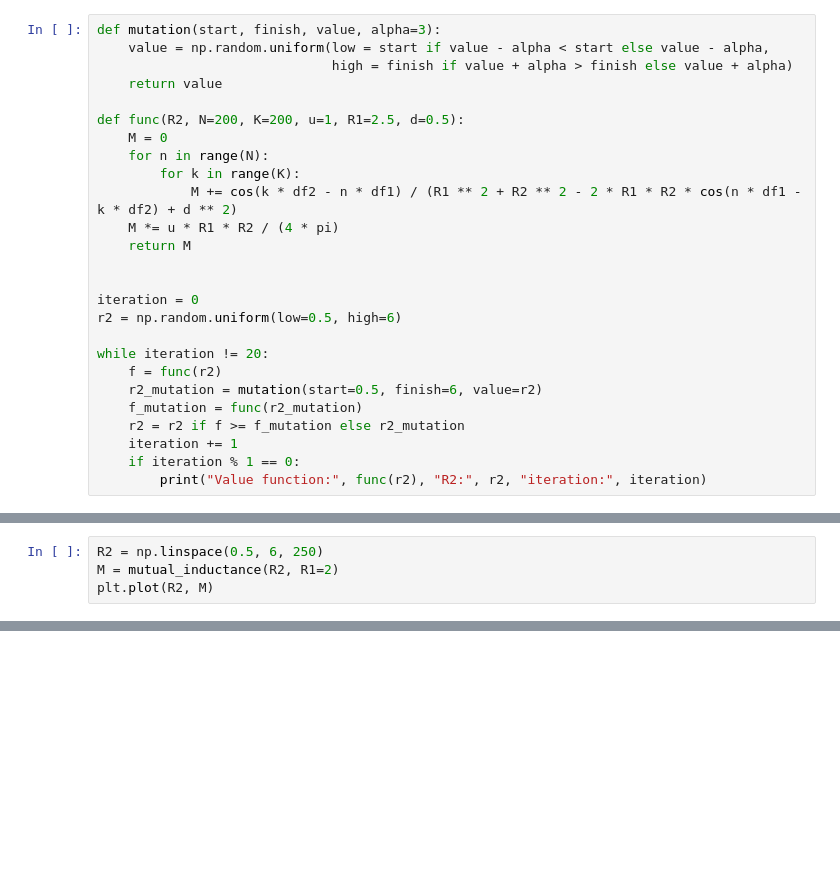
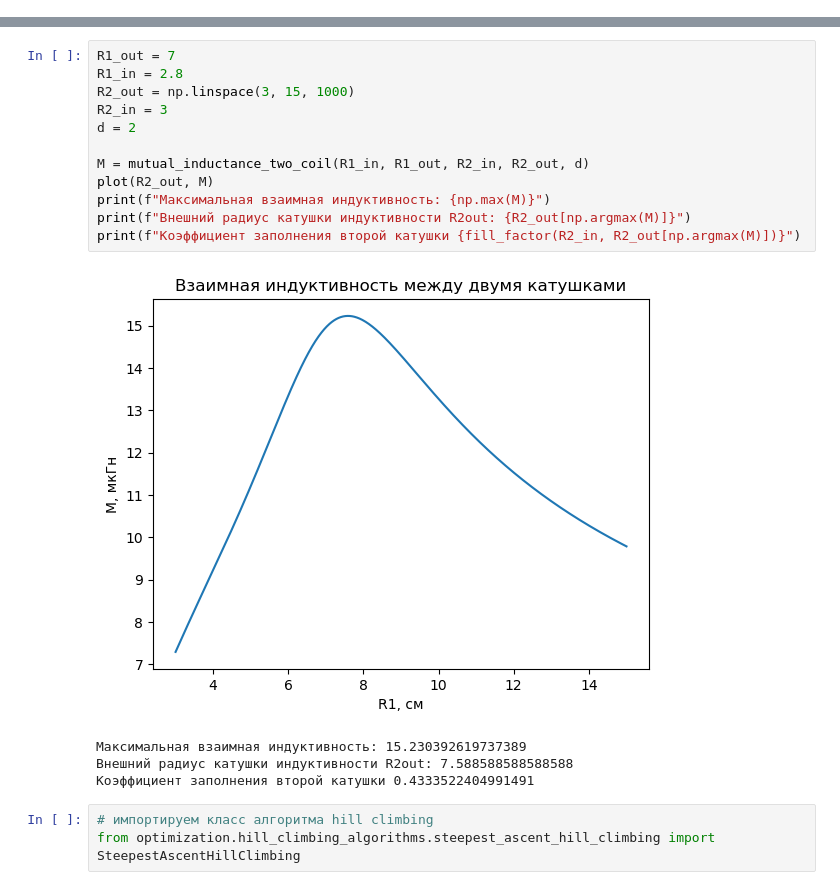
Before and after one commit to AndreyMorozov42/coil-optimization-algorithms, a Jupyter notebook: mutual_inductance_two_coils.ipynb, the cells around one changed output, grey strips where cells are left out. Saved outputs shown, nothing was run; the diff lists cells and outputs as text; blank space fills up the shorter version.

```diff
--- a/mutual_inductance_two_coils.ipynb
+++ b/mutual_inductance_two_coils.ipynb
@@ -30,26 +4,0 @@ M *= u * R1 * R2 / (4 * pi)
-# %%
-def mutation(start, finish, value, alpha=3):
-    value = np.random.uniform(low = start if value - alpha < start else value - alpha,
-                              high = finish if value + alpha > finish else value + alpha)
-    return value
-
-def func(R2, N=200, K=200, u=1, R1=2.5, d=0.5):
-    M = 0
-    for n in range(N):
-        for k in range(K):
-            M += cos(k * df2 - n * df1) / (R1 ** 2 + R2 ** 2 - 2 * R1 * R2 * cos(n * df1 - k * df2) + d ** 2)
-    M *= u * R1 * R2 / (4 * pi)
-    return M
-
-
-iteration = 0
-r2 = np.random.uniform(low=0.5, high=6)
-
-while iteration != 20:
-    f = func(r2)
-    r2_mutation = mutation(start=0.5, finish=6, value=r2)
-    f_mutation = func(r2_mutation)
-    r2 = r2 if f >= f_mutation else r2_mutation
-    iteration += 1
-    if iteration % 1 == 0:
-        print("Value function:", func(r2), "R2:", r2, "iteration:", iteration)
@@ -95,4 +4,0 @@ def mutual_inductance(R2, N=360, K=360,
-# %%
-R2 = np.linspace(0.5, 6, 250)
-M = mutual_inductance(R2, R1=2)
-plt.plot(R2, M)
@@ -105,0 +45,20 @@ plt.plot(R2, M)
+# %%
+R1_out = 7
+R1_in = 2.8
+R2_out = np.linspace(3, 15, 1000)
+R2_in = 3
+d = 2
+
+M = mutual_inductance_two_coil(R1_in, R1_out, R2_in, R2_out, d)
+plot(R2_out, M)
+print(f"Максимальная взаимная индуктивность: {np.max(M)}")
+print(f"Внешний радиус катушки индуктивности R2out: {R2_out[np.argmax(M)]}")
+print(f"Коэффициент заполнения второй катушки {fill_factor(R2_in, R2_out[np.argmax(M)])}")
+# %% [output]
+[figure, added]
+Максимальная взаимная индуктивность: 15.230392619737389
+Внешний радиус катушки индуктивности R2out: 7.588588588588588
+Коэффициент заполнения второй катушки 0.4333522404991491
+# %%
+# импортируем класс алгоритма hill climbing
+from optimization.hill_climbing_algorithms.steepest_ascent_hill_climbing import SteepestAscentHillClimbing
```
Also changed, not shown: parts of 12 cells of this notebook, 1 other file.
